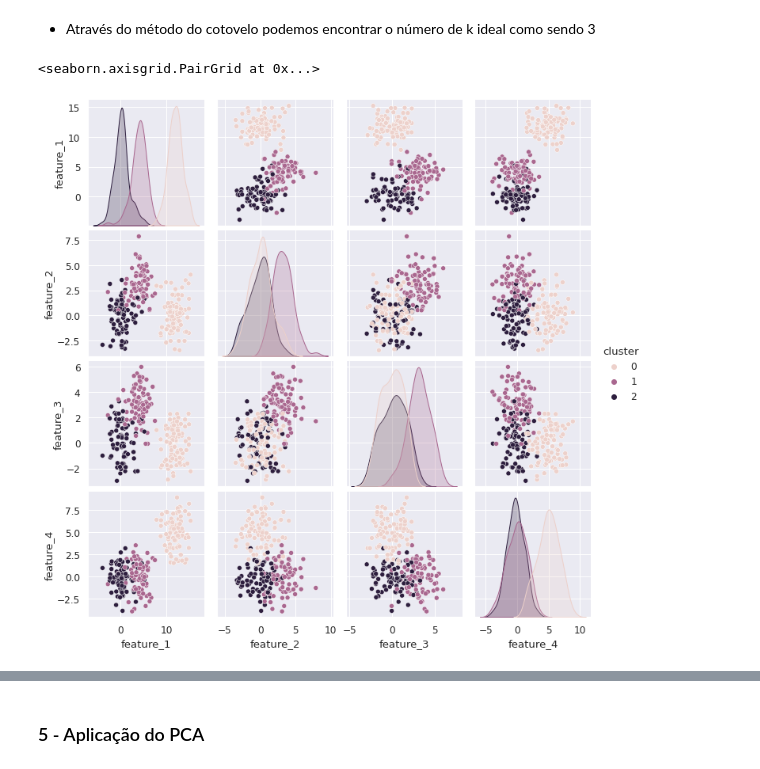
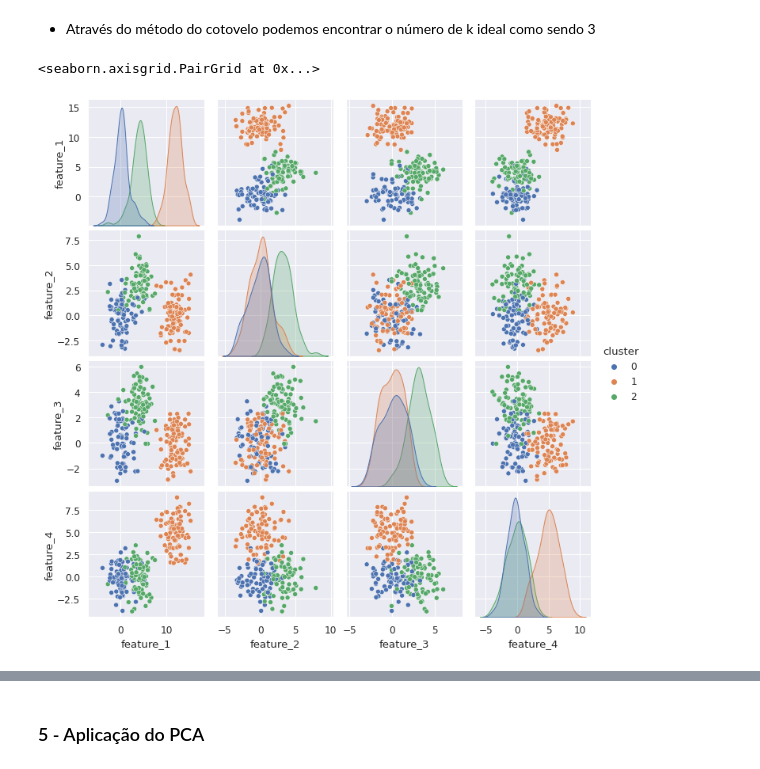
Before and after one commit to gutolota/BD-PCA-project, a Jupyter notebook: pca_analysis.ipynb, the cells around one changed output, grey strips where cells are left out. Saved outputs shown, nothing was run; the diff lists cells and outputs as text; code cells hidden in the pictures.

```diff
--- a/pca_analysis.ipynb
+++ b/pca_analysis.ipynb
@@ -29,5 +40,5 @@ OperationalError: connection to server at "127.0.0.1", port 5432 failed: Connect
 # %%
-df_exemplo = pd.read_csv('./data/example_data1.csv')
+# df_exemplo = pd.read_csv('./data/example_data1.csv')
 # %%
 final_df = df_exemplo.copy()
 # %% [markdown]
@@ -97,10 +108,10 @@ kmeans = KMeans(n_clusters=3, max_iter=99999)
 final_df['cluster'] = kmeans.fit_predict(normalized_df)
 # %%
 sns.set(font_scale=1.1)
-sns.pairplot(final_df, hue='cluster')
+sns.pairplot(final_df, hue='cluster', palette='deep')
 # %% [output]
 <seaborn.axisgrid.PairGrid at 0x...>
-[figure, old version]
+[figure, new version]
 # %%
 for f_1 in final_df.columns.drop('cluster'):
     for f_2 in final_df.columns.drop('cluster'):
```
Also changed, not shown: parts of 3 cells of this notebook, 50 other files.
